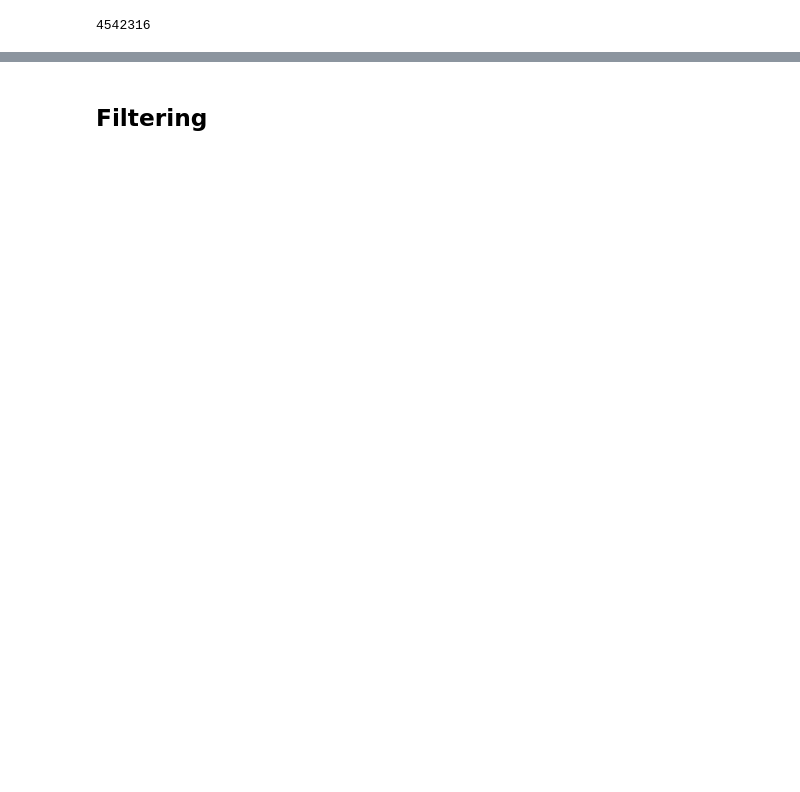
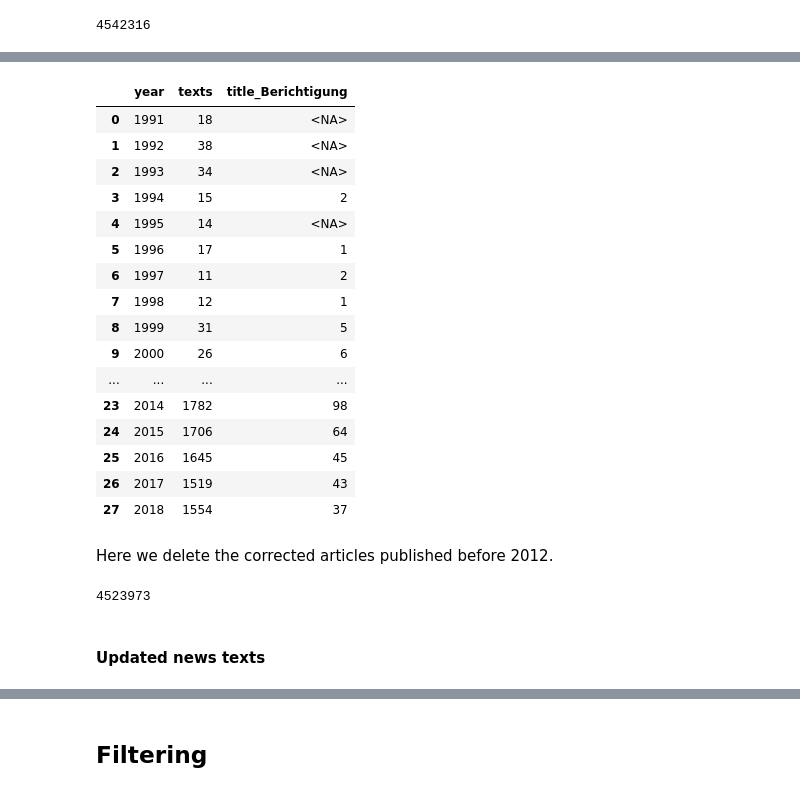
Before and after one commit to MashenkaOkuneva/newspaper_data_processing, a Jupyter notebook: dpa code/Dpa.ipynb, the cells around one changed output, grey strips where cells are left out. Drawn from its saved outputs; the diff is of its cells as text; code cells hidden in the pictures; blank space fills up the shorter version.

```diff
--- a/dpa code/Dpa.ipynb
+++ b/dpa code/Dpa.ipynb
@@ -164,0 +207,3 @@ print(len(data))
+# %%
+# Corrected news reports in dpa data.
+Berichtigung = data[(data.title.str.contains('Berichtigung')) & (~data.title.str.contains('Berichtigungsaktien')) & (data.topic == 'WiPo')]
@@ -164,0 +238,14 @@ print(len(data))
+# %%
+startTime = datetime.now()
+
+import Berichtigung_pairs
+import pandas as pd
+
+if __name__ == "__main__":
+    pool = mp.Pool(NUM_CORE)
+    Berichtigung_intermediate = pool.map(Berichtigung_pairs.Berichtigung_pairs, inputs)
+    Berichtigung_df = pd.concat(Berichtigung_intermediate)
+    pool.close()
+    pool.join()
+
+print(datetime.now()-startTime)
@@ -164,0 +256,8 @@ print(len(data))
+# %%
+Berichtigung_df = Berichtigung_df.reset_index()
+print("The number of pairs found = {}".format(len(Berichtigung_df)))
+print("The number of corrected articles = {}".format(len(Berichtigung)))
+Berichtigung_df['day'] = list(map(int, Berichtigung_df.day))
+Berichtigung_df['month'] = list(map(int, Berichtigung_df.month))
+Berichtigung_df['year'] = list(map(int, Berichtigung_df.year))
+Berichtigung_df.head()
@@ -164,0 +279,35 @@ print(len(data))
+# %%
+df1 = Berichtigung.groupby('year').nunique()['texts'].to_frame().reset_index()
+df2 = Berichtigung_df.groupby('year').nunique()['title_Berichtigung'].to_frame().reset_index()
+merged_df = df1.merge(df2, how = 'left')
+merged_df['title_Berichtigung'] = merged_df['title_Berichtigung'].astype('Int64')
+merged_df
+# %% [output]
+|  | year | texts | title_Berichtigung |
+| 0 | 1991 | 18 | <NA> |
+| 1 | 1992 | 38 | <NA> |
+| 2 | 1993 | 34 | <NA> |
+| 3 | 1994 | 15 | 2 |
+| 4 | 1995 | 14 | <NA> |
+| 5 | 1996 | 17 | 1 |
+| 6 | 1997 | 11 | 2 |
+| 7 | 1998 | 12 | 1 |
+| 8 | 1999 | 31 | 5 |
+| 9 | 2000 | 26 | 6 |
+| ... | ... | ... | ... |
+| 23 | 2014 | 1782 | 98 |
+| 24 | 2015 | 1706 | 64 |
+| 25 | 2016 | 1645 | 45 |
+| 26 | 2017 | 1519 | 43 |
+| 27 | 2018 | 1554 | 37 |
+# %% [markdown]
+Here we delete the corrected articles published before 2012.
+# %%
+data.drop(data[(data['title'].str.contains('Berichtigung', na = False)) & (~data['title'].str.contains('Berichtigungsaktien', na=False)) & \
+               (data.topic == 'WiPo') & (data.year < 2012)].index, inplace=True)
+data.reset_index(inplace=True, drop=True)
+print(len(data))
+# %% [output]
+4523973
+# %% [markdown]
+#### Updated news texts
```
Also changed, not shown: parts of 104 cells of this notebook, 1 other file.
